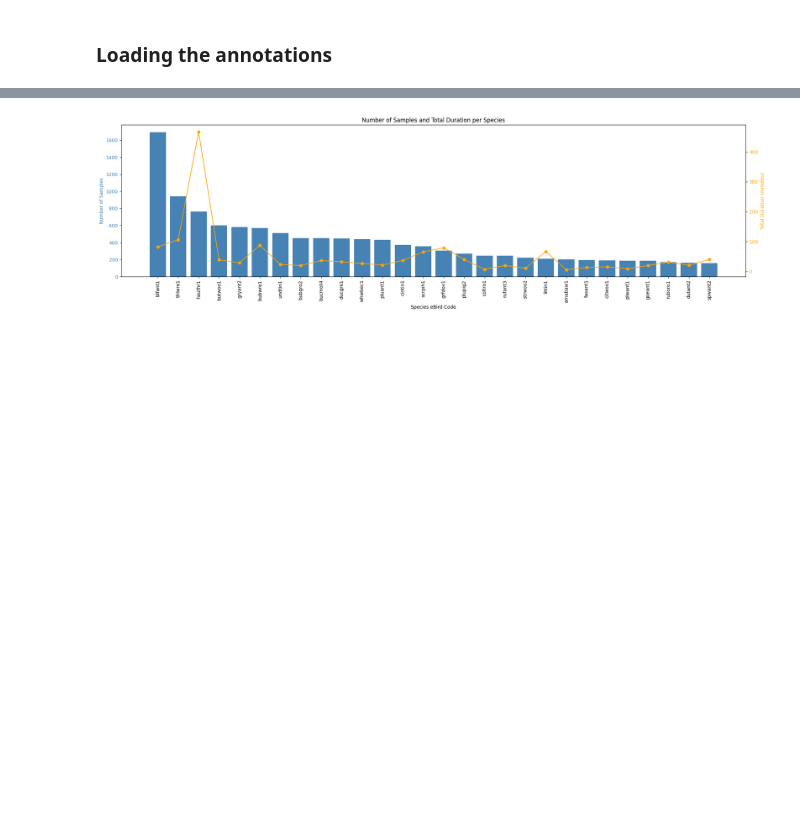
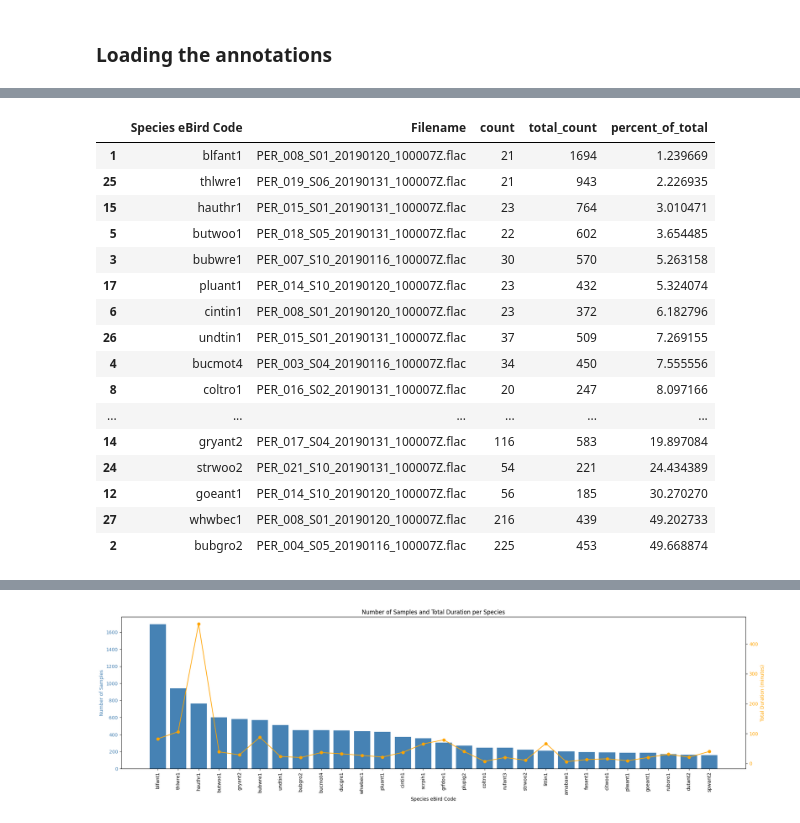
Before and after one commit to WioN780/orniwatch_dp_project, a Jupyter notebook: data_review.ipynb, the cells around one changed output, grey strips where cells are left out. Saved outputs shown, nothing was run; the diff lists cells and outputs as text; code cells hidden in the pictures; blank space fills up the shorter version.

```diff
--- a/data_review.ipynb
+++ b/data_review.ipynb
@@ -31,3 +98,46 @@ annotations.head(10)
+# %%
+counts = (
+    filtered_df.groupby(["Species eBird Code", "Filename"])
+      .size()
+      .reset_index(name="count")
+)
+
+totals = (
+    filtered_df.groupby("Species eBird Code")
+      .size()
+      .reset_index(name="total_count")
+)
+
+eligible = counts[counts["count"] >= 20]
+
+val_selection = (
+    eligible.loc[eligible.groupby("Species eBird Code")["count"].idxmin()]
+    .sort_values("Species eBird Code")
+)
+
+val_selection = val_selection.merge(totals, on="Species eBird Code", how="left")
+val_selection["percent_of_total"] = 100 * val_selection["count"] / val_selection["total_count"]
+
+val_selection = val_selection.sort_values("percent_of_total")
+val_selection[["Species eBird Code", "Filename", "count", "total_count", "percent_of_total"]]
+# %% [output]
+|  | Species eBird Code | Filename | count | total_count | percent_of_total |
+| 1 | blfant1 | PER_008_S01_20190120_100007Z.flac | 21 | 1694 | 1.239669 |
+| 25 | thlwre1 | PER_019_S06_20190131_100007Z.flac | 21 | 943 | 2.226935 |
+| 15 | hauthr1 | PER_015_S01_20190131_100007Z.flac | 23 | 764 | 3.010471 |
+| 5 | butwoo1 | PER_018_S05_20190131_100007Z.flac | 22 | 602 | 3.654485 |
+| 3 | bubwre1 | PER_007_S10_20190116_100007Z.flac | 30 | 570 | 5.263158 |
+| 17 | pluant1 | PER_014_S10_20190120_100007Z.flac | 23 | 432 | 5.324074 |
+| 6 | cintin1 | PER_008_S01_20190120_100007Z.flac | 23 | 372 | 6.182796 |
+| 26 | undtin1 | PER_015_S01_20190131_100007Z.flac | 37 | 509 | 7.269155 |
+| 4 | bucmot4 | PER_003_S04_20190116_100007Z.flac | 34 | 450 | 7.555556 |
+| 8 | coltro1 | PER_016_S02_20190131_100007Z.flac | 20 | 247 | 8.097166 |
+| ... | ... | ... | ... | ... | ... |
+| 14 | gryant2 | PER_017_S04_20190131_100007Z.flac | 116 | 583 | 19.897084 |
+| 24 | strwoo2 | PER_021_S10_20190131_100007Z.flac | 54 | 221 | 24.434389 |
+| 12 | goeant1 | PER_014_S10_20190120_100007Z.flac | 56 | 185 | 30.270270 |
+| 27 | whwbec1 | PER_008_S01_20190120_100007Z.flac | 216 | 439 | 49.202733 |
+| 2 | bubgro2 | PER_004_S05_20190116_100007Z.flac | 225 | 453 | 49.668874 |
 # %%
 annotations["Duration"] = annotations["End Time (s)"] - annotations["Start Time (s)"]
 annotations["Bandwidth"] = annotations["High Freq (Hz)"] - annotations["Low Freq (Hz)"]
```
Also changed, not shown: parts of 3 cells of this notebook.
